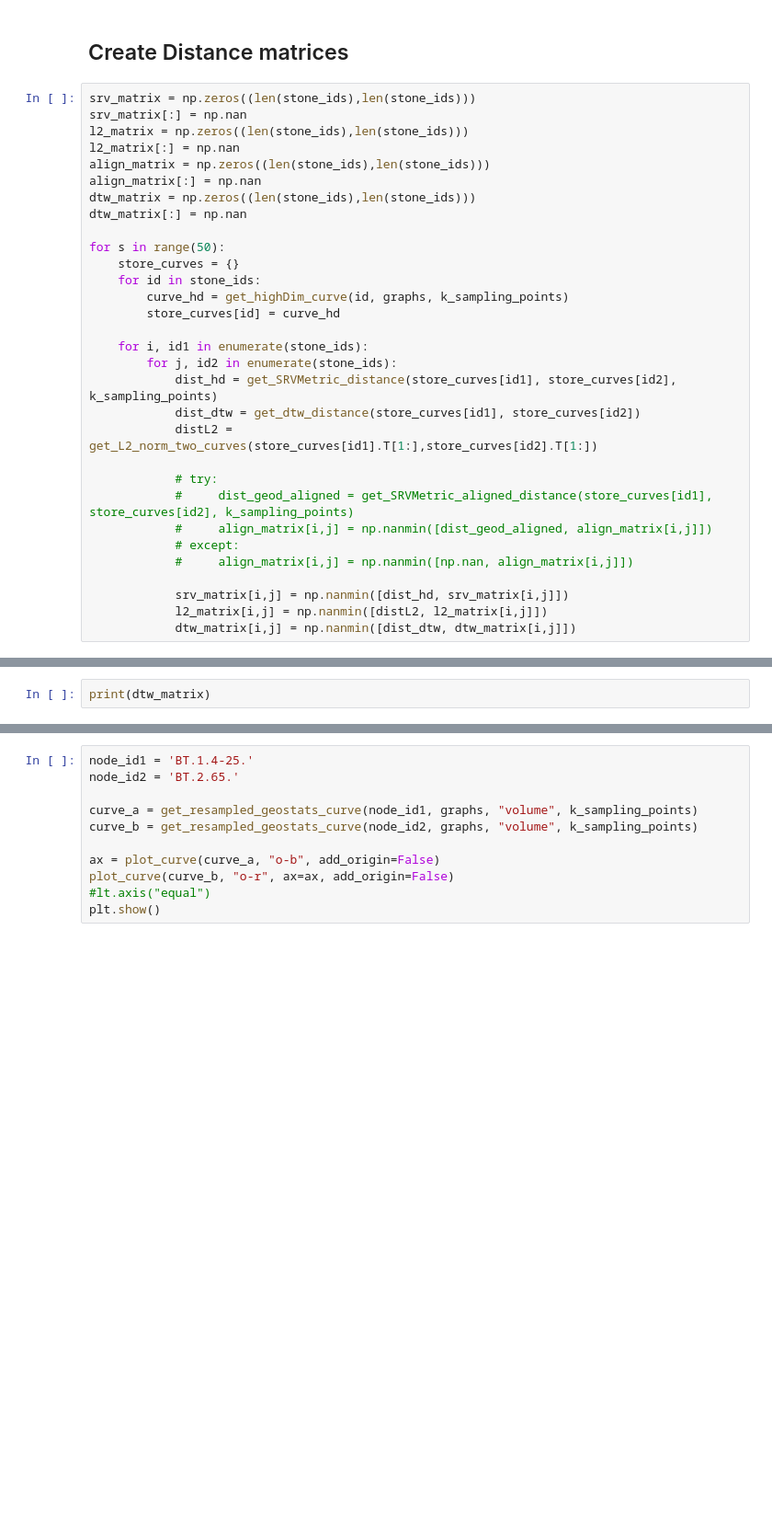
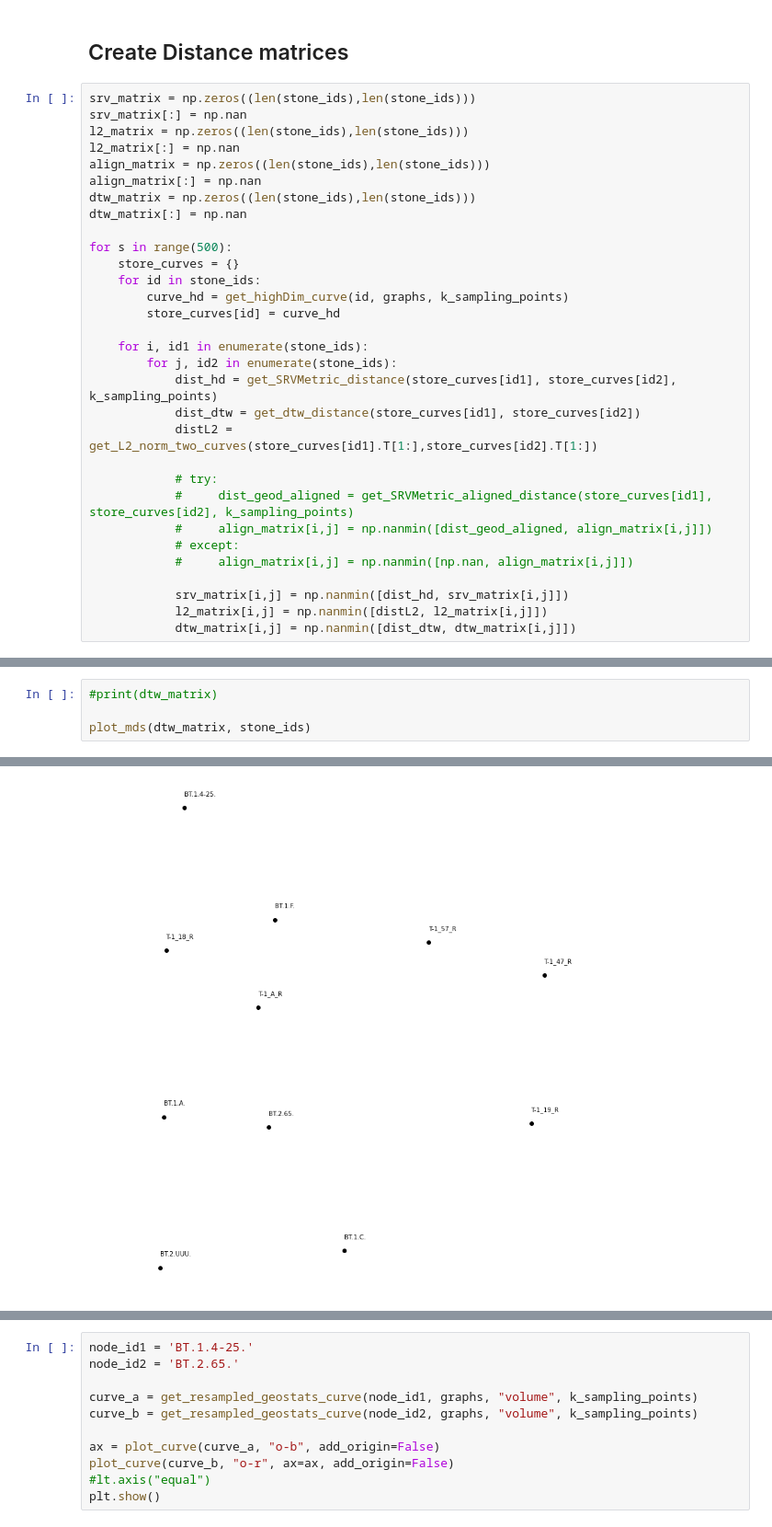
Before and after one commit to MATH-Hackathon-23-24/P2-Geometric-Learning, a Jupyter notebook: properties_and_sequence.ipynb, the cells around one changed output, grey strips where cells are left out. Shown at 92% size. Cells and saved outputs as stored; diff of their text form; blank space fills up the shorter version.

Commit message:
plotting and images

```diff
--- a/properties_and_sequence.ipynb
+++ b/properties_and_sequence.ipynb
@@ -114,7 +121,7 @@ align_matrix[:] = np.nan
 dtw_matrix = np.zeros((len(stone_ids),len(stone_ids)))
 dtw_matrix[:] = np.nan
 
-for s in range(50):
+for s in range(500):
     store_curves = {}
     for id in stone_ids:
         curve_hd = get_highDim_curve(id, graphs, k_sampling_points)
@@ -138,3 +147,5 @@ for s in range(50):
 # %%
-print(dtw_matrix)
+#print(dtw_matrix)
+
+plot_mds(dtw_matrix, stone_ids)
 # %% [output]
@@ -157,0 +152 @@ print(dtw_matrix)
+[figure, added]
```
Also changed, not shown: parts of 14 cells of this notebook, 12 other files.
